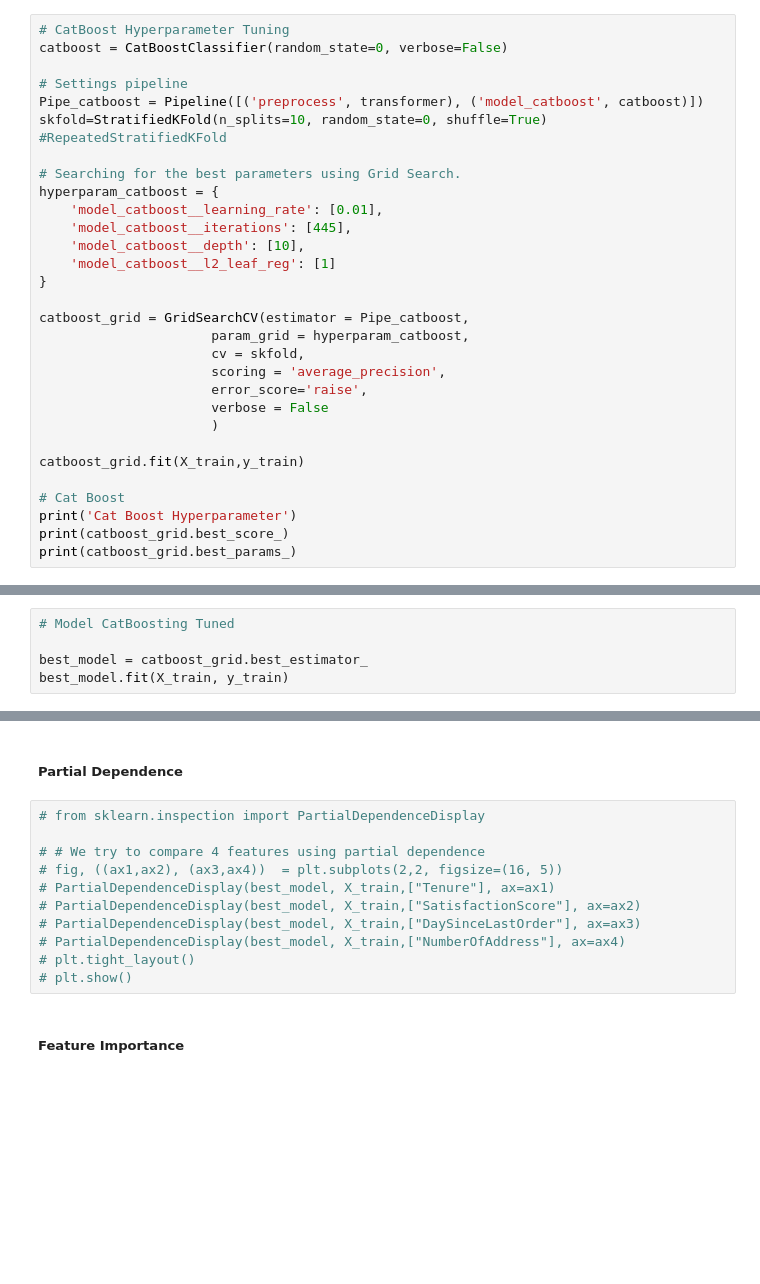
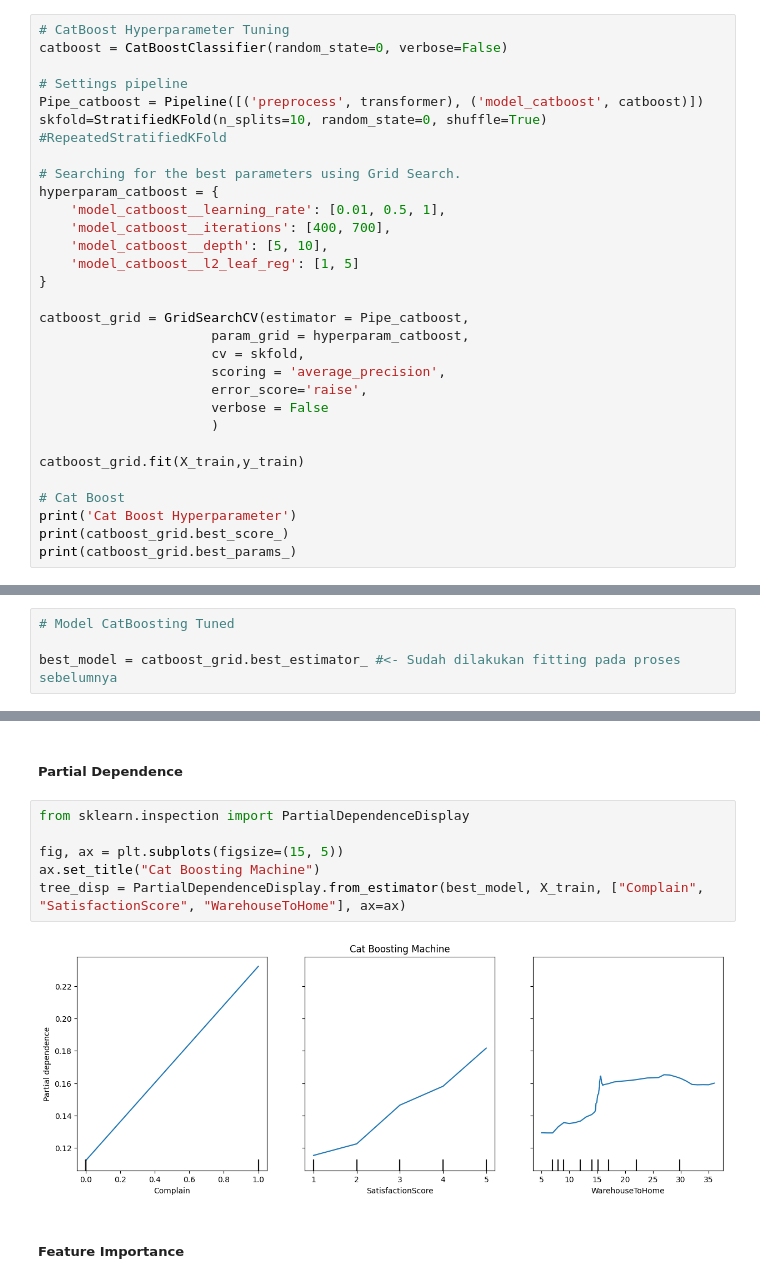
Before and after one commit to fathurizkym/ecommerce_churn_analysis, a Jupyter notebook: notebooks/Feature Selection.ipynb, the cells around one changed output, grey strips where cells are left out. Cells and saved outputs as stored; diff of their text form; blank space fills up the shorter version.

```diff
--- a/notebooks/Feature Selection.ipynb
+++ b/notebooks/Feature Selection.ipynb
@@ -1145,10 +1147,10 @@ skfold=StratifiedKFold(n_splits=10, random_state=0, shuffle=True) #RepeatedStrat
 
 # Searching for the best parameters using Grid Search.
 hyperparam_catboost = {
-    'model_catboost__learning_rate': [0.01],
-    'model_catboost__iterations': [445],
-    'model_catboost__depth': [10],
-    'model_catboost__l2_leaf_reg': [1]
+    'model_catboost__learning_rate': [0.01, 0.5, 1],
+    'model_catboost__iterations': [400, 700],
+    'model_catboost__depth': [5, 10],
+    'model_catboost__l2_leaf_reg': [1, 5]
 }
 
 catboost_grid = GridSearchCV(estimator = Pipe_catboost,
@@ -1244,5 +1274,4 @@ dtype: int64}]),
 # %%
 # Model CatBoosting Tuned
 
-best_model = catboost_grid.best_estimator_
-best_model.fit(X_train, y_train)
+best_model = catboost_grid.best_estimator_ #<- Sudah dilakukan fitting pada proses sebelumnya
@@ -1342,16 +1322,13 @@ churn_model = best_model.fit(X_train, y_train)
 # %% [markdown]
 ##### **Partial Dependence**
-# %%
-# from sklearn.inspection import PartialDependenceDisplay
-
-# # We try to compare 4 features using partial dependence
-# fig, ((ax1,ax2), (ax3,ax4))  = plt.subplots(2,2, figsize=(16, 5))
-# PartialDependenceDisplay(best_model, X_train,["Tenure"], ax=ax1)
-# PartialDependenceDisplay(best_model, X_train,["SatisfactionScore"], ax=ax2)
-# PartialDependenceDisplay(best_model, X_train,["DaySinceLastOrder"], ax=ax3)
-# PartialDependenceDisplay(best_model, X_train,["NumberOfAddress"], ax=ax4)
-# plt.tight_layout()
-# plt.show()
+# %%
+from sklearn.inspection import PartialDependenceDisplay
+
+fig, ax = plt.subplots(figsize=(15, 5))
+ax.set_title("Cat Boosting Machine")
+tree_disp = PartialDependenceDisplay.from_estimator(best_model, X_train, ["Complain", "SatisfactionScore", "WarehouseToHome"], ax=ax)
+# %% [output]
+[figure, added]
 # %% [markdown]
 ##### **Feature Importance**
 # %%
```
Also changed, not shown: parts of 42 cells of this notebook, 6 other files.
